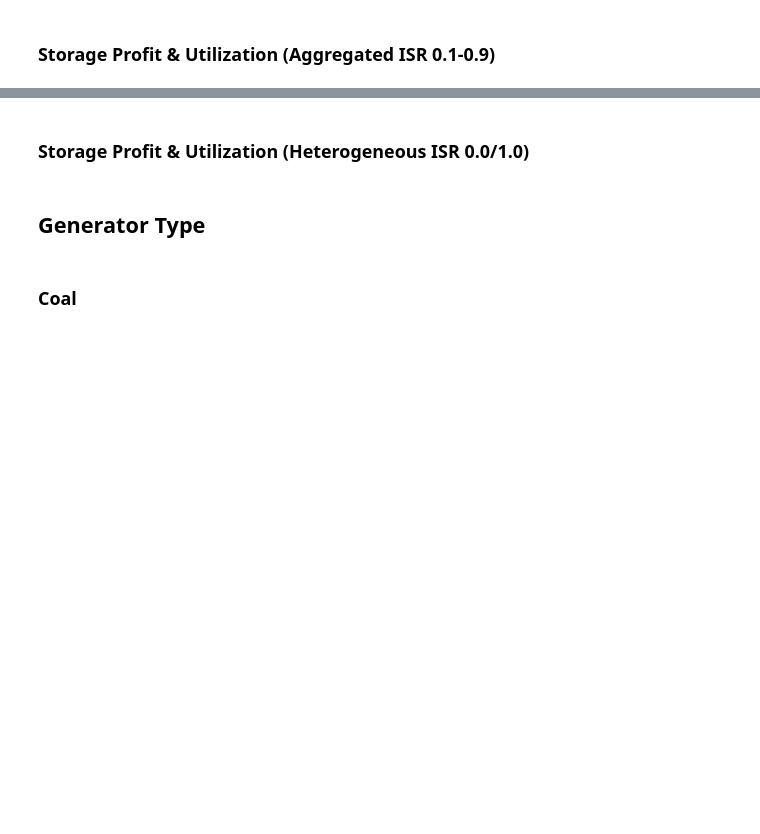
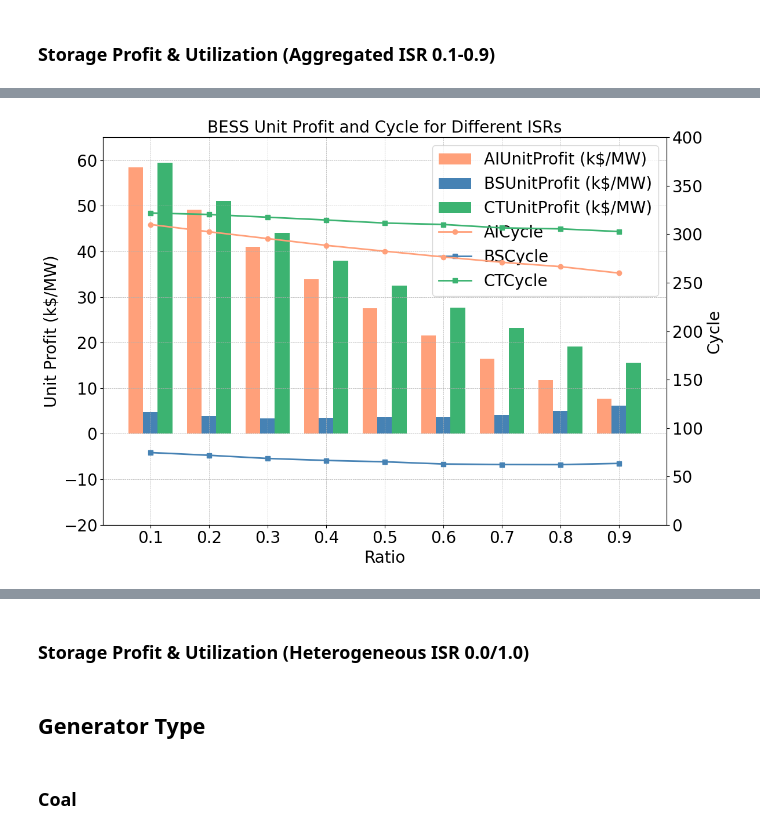
Before and after one commit to niklauskun/STESTS, a Jupyter notebook: Diagnose.ipynb, the cells around one changed output, grey strips where cells are left out. Drawn from its saved outputs; the diff is of its cells as text; code cells hidden in the pictures; blank space fills up the shorter version.

```diff
--- a/Diagnose.ipynb
+++ b/Diagnose.ipynb
@@ -486 +509,59 @@ plt.show()
+# %%
+# Define a color palette
+colors = ['#FFA07A', '#4682B4', '#3CB371', '#8B008B', '#FFD700']
+
+# Plotting the results
+fig, ax1 = plt.subplots(figsize=(12, 8))
+
+# Set bar width
+bar_width = 0.25
+index = range(len(results_df))
+
+# Plotting bars for AIUnitProfit and BSUnitProfit
+bar1 = ax1.bar([i - bar_width for i in index], results_df['AIUnitProfit'], bar_width, label='AIUnitProfit (k$/MW)', color=colors[0])
+bar2 = ax1.bar([i for i in index], results_df['BSUnitProfit'], bar_width, label='BSUnitProfit (k$/MW)', color=colors[1])
+bar3 = ax1.bar([i + bar_width for i in index], results_df['CTUnitProfit'], bar_width, label='CTUnitProfit (k$/MW)', color=colors[2])
+
+
+# Adding labels and title for the primary y-axis
+ax1.set_xlabel('Ratio', fontsize=20)
+ax1.set_ylabel('Unit Profit (k$/MW)', fontsize=20)
+ax1.set_xticks(index)
+ax1.set_xticklabels(results_df['Ratio'], fontsize=20)
+ax1.tick_params(axis='y', labelsize=20)
+ax1.tick_params(axis='x', labelsize=20)
+ax1.set_ylim([-20, 65])
+
+
+# Adding a secondary y-axis for AICycle and BSCycle
+ax2 = ax1.twinx()
+ax2.plot(index, results_df['AICycle'], label='AICycle', color=colors[0], linestyle='-', marker='o', linewidth=2)
+ax2.plot(index, results_df['BSCycle'], label='BSCycle', color=colors[1], linestyle='-', marker='s', linewidth=2)
+ax2.plot(index, results_df['CTCycle'], label='CTCycle', color=colors[2], linestyle='-', marker='s', linewidth=2)
+ax2.set_ylabel('Cycle', fontsize=20)
+ax2.set_ylim(0, 400)
+ax2.tick_params(axis='y', labelsize=20)
+
+# Adding grid lines for better readability
+ax1.grid(True, which='both', linestyle='--', linewidth=0.5)
+
+# Combining legends
+bars_labels = [bar1, bar2, bar3]
+lines_labels = [plt.Line2D([0], [0], color=colors[0], linestyle='-', marker='o', linewidth=2, label='AICycle'),
+                plt.Line2D([0], [0], color=colors[1], linestyle='-', marker='s', linewidth=2, label='BSCycle'),
+                plt.Line2D([0], [0], color=colors[2], linestyle='-', marker='s', linewidth=2, label='CTCycle')]
+
+combined_legend = bars_labels + lines_labels
+ax1.legend(handles=combined_legend, loc='upper right', fontsize=20)
+
+# Adding title
+plt.title('BESS Unit Profit and Cycle for Different ISRs', fontsize=20)
+
+# Improving layout
+plt.tight_layout()
+
+# Display the plot
+plt.show()
+# %% [output]
+[figure, added]
 # %%
```
Also changed, not shown: parts of 29 cells of this notebook, 9 other files.
